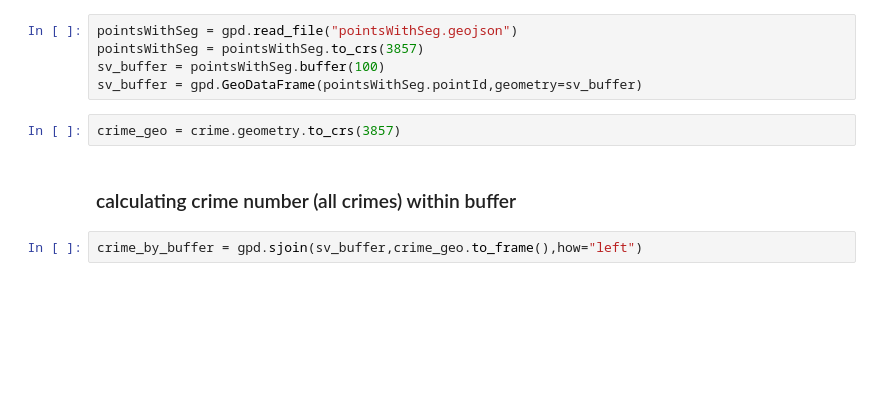
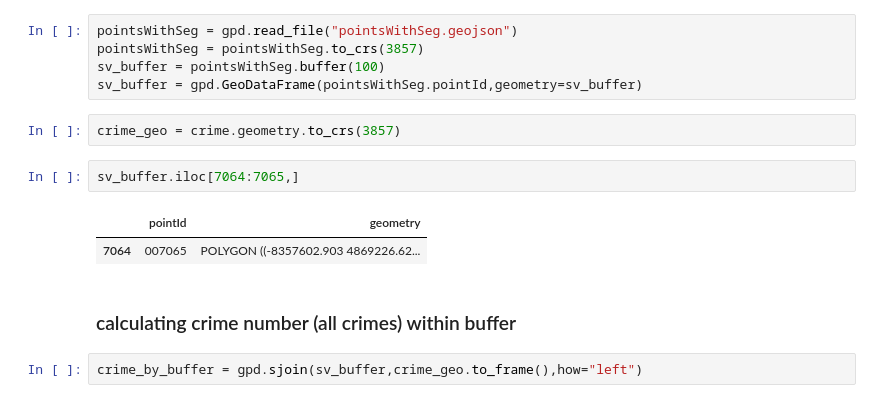
Before and after one commit to Zheng-Zhen/street-view-our-safety, a Jupyter notebook: data/DataCollect_311_census_crime.ipynb, the cells around one changed output. Cells and saved outputs as stored; diff of their text form; blank space fills up the shorter version.

```diff
--- a/data/DataCollect_311_census_crime.ipynb
+++ b/data/DataCollect_311_census_crime.ipynb
@@ -236,6 +237,11 @@ sv_buffer = pointsWithSeg.buffer(100)
 sv_buffer = gpd.GeoDataFrame(pointsWithSeg.pointId,geometry=sv_buffer)
 # %%
 crime_geo = crime.geometry.to_crs(3857)
+# %%
+sv_buffer.iloc[7064:7065,]
+# %% [output]
+|  | pointId | geometry |
+| 7064 | 007065 | POLYGON ((-8357602.903 4869226.62... |
 # %% [markdown]
 ### calculating crime number (all crimes) within buffer
 # %%
```
Also changed, not shown: parts of 5 cells of this notebook, 2 other files.
